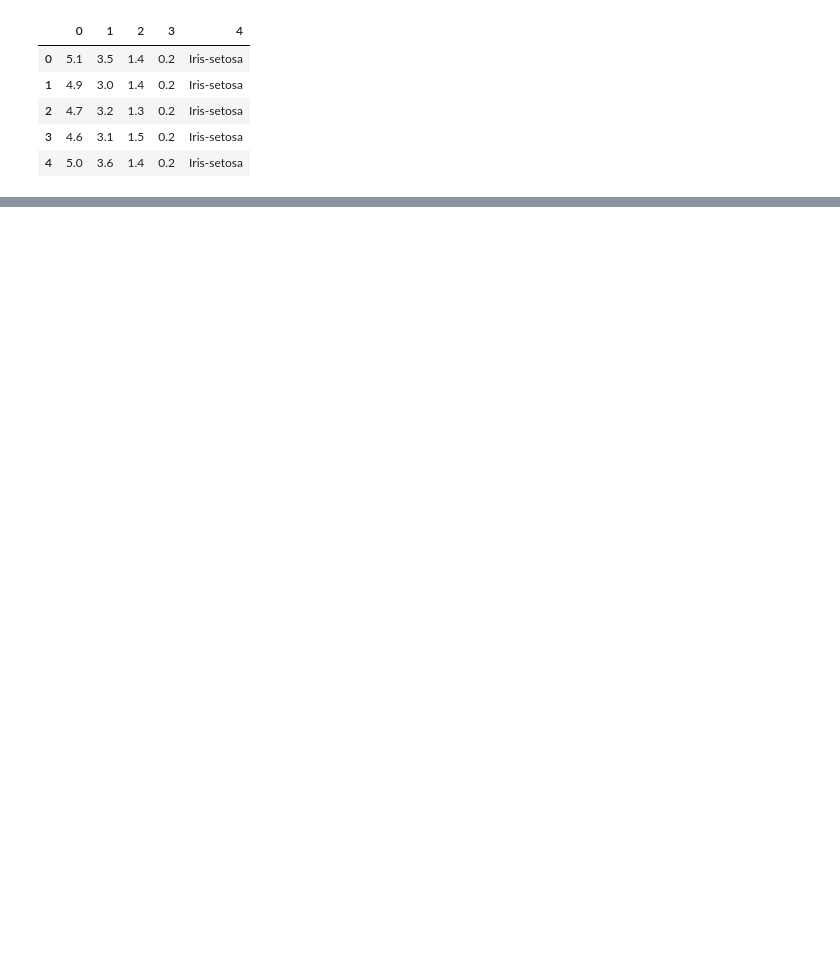
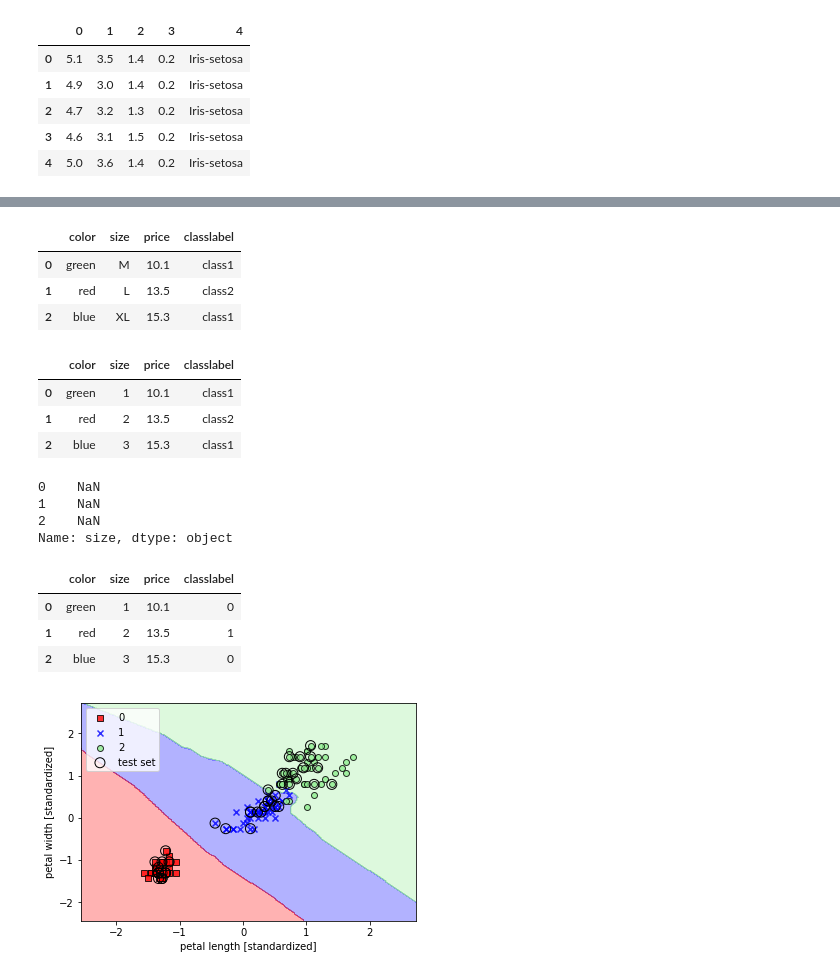
Before and after one commit to shmulik-willinger/machine_learning, a Jupyter notebook: python_machine_learning.ipynb, the cells around one changed output, grey strips where cells are left out. Cells and saved outputs as stored; diff of their text form; code cells hidden in the pictures; blank space fills up the shorter version.

```diff
--- a/python_machine_learning.ipynb
+++ b/python_machine_learning.ipynb
@@ -28,0 +81,5 @@ plt.show()
+# %%
+from sklearn.model_selection import train_test_split
+X_train = X
+y_train = y
+X_train, X_test, y_train, y_test = train_test_split(X, y, test_size=0.2)
@@ -28,0 +168,41 @@ plt.show()
+# %%
+df = pd.DataFrame([
+ ['green', 'M', 10.1, 'class1'],
+ ['red', 'L', 13.5, 'class2'],
+ ['blue', 'XL', 15.3, 'class1']])
+df.columns = ['color', 'size', 'price', 'classlabel']
+df
+# %% [output]
+|  | color | size | price | classlabel |
+| 0 | green | M | 10.1 | class1 |
+| 1 | red | L | 13.5 | class2 |
+| 2 | blue | XL | 15.3 | class1 |
+# %%
+size_mapping = { 'XL':3, 'L':2, 'M':1}
+#size_mapping
+df['size'] = df['size'].map(size_mapping)
+df
+# %% [output]
+|  | color | size | price | classlabel |
+| 0 | green | 1 | 10.1 | class1 |
+| 1 | red | 2 | 13.5 | class2 |
+| 2 | blue | 3 | 15.3 | class1 |
+# %%
+inv_size_mapping = {v: k for k, v in size_mapping.items()}
+df['size'].map(inv_size_mapping)
+# %% [output]
+0    NaN
+1    NaN
+2    NaN
+Name: size, dtype: object
+# %%
+class_mapping = {label:idx for idx,label in enumerate(np.unique(df['classlabel']))}
+class_mapping
+
+df['classlabel'] = df['classlabel'].map(class_mapping)
+df
+# %% [output]
+|  | color | size | price | classlabel |
+| 0 | green | 1 | 10.1 | 0 |
+| 1 | red | 2 | 13.5 | 1 |
+| 2 | blue | 3 | 15.3 | 0 |
@@ -28,0 +242,31 @@ plt.show()
+# %%
+from sklearn import datasets
+iris = datasets.load_iris()
+X = iris.data[:, [2, 3]]
+y = iris.target
+
+
+from sklearn.model_selection import train_test_split
+X_train, X_test, y_train, y_test = train_test_split(X, y, test_size=0.3, random_state=1, stratify=y)
+
+from sklearn.preprocessing import StandardScaler
+sc = StandardScaler()
+sc.fit(X_train)
+X_train_std = sc.transform(X_train)
+X_test_std = sc.transform(X_test)
+
+import numpy as np
+X_combined_std = np.vstack((X_train_std, X_test_std))
+y_combined = np.hstack((y_train, y_test))
+
+from sklearn.neighbors import KNeighborsClassifier
+knn = KNeighborsClassifier(n_neighbors=5, p=2, metric='minkowski')
+knn.fit(X_train_std, y_train)
+
+plot_decision_regions(X_combined_std, y_combined, classifier=knn, test_idx=range(105,150))
+plt.xlabel('petal length [standardized]')
+plt.ylabel('petal width [standardized]')
+plt.legend(loc='upper left')
+plt.show()
+# %% [output]
+[figure, added]
```
Also changed, not shown: parts of 12 cells of this notebook, 1 other file.
